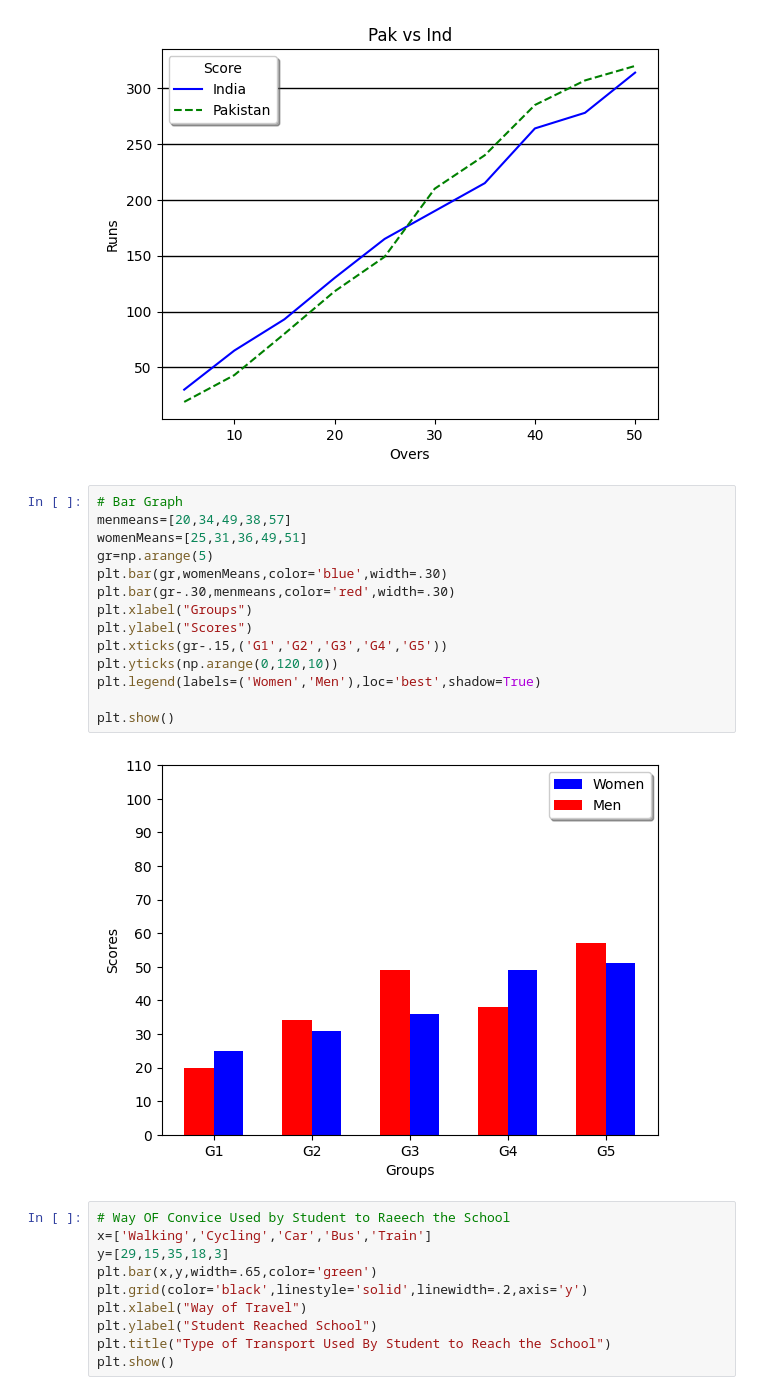
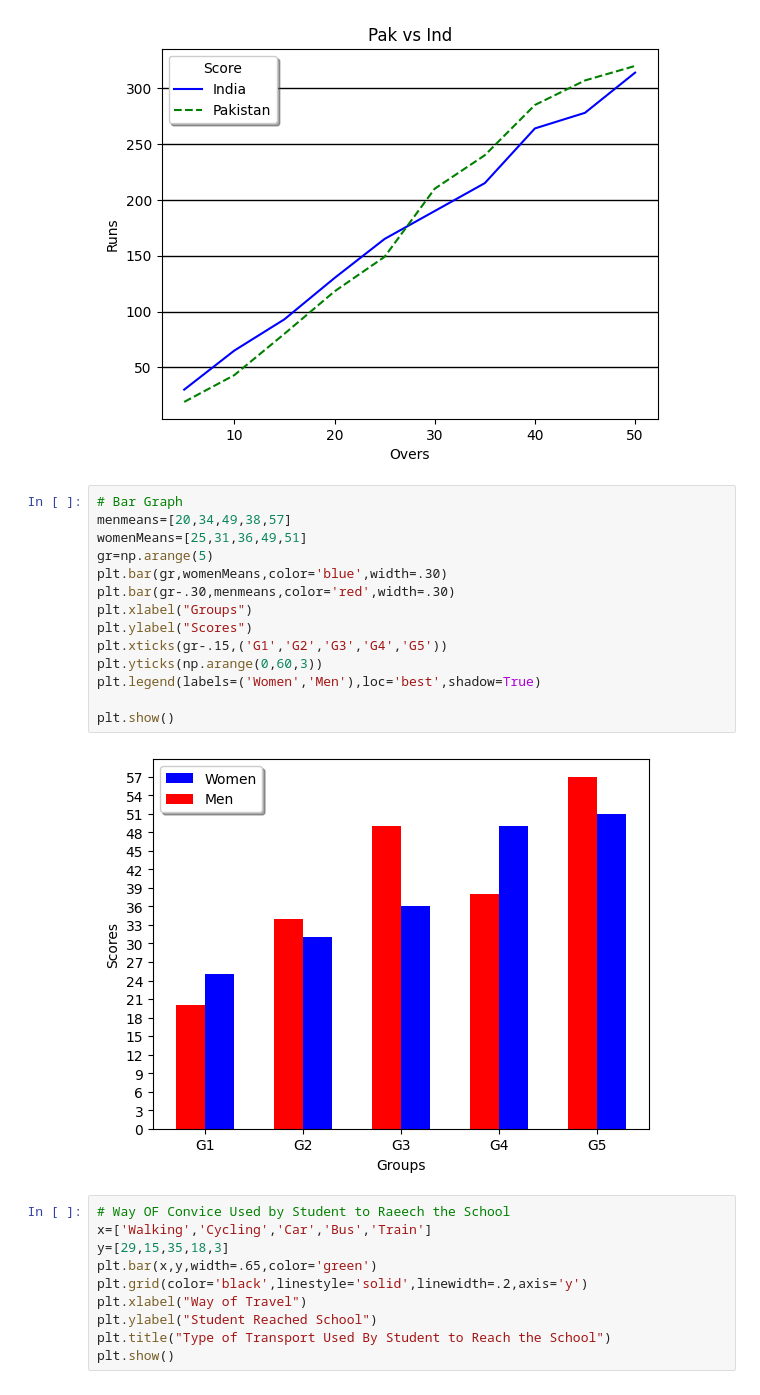
Before and after one commit to Hasnain-Sidd/Data-Science, a Jupyter notebook: Matplotlib.ipynb, the cells around one changed output. Drawn from its saved outputs; the diff is of its cells as text.

```diff
--- a/Matplotlib.ipynb
+++ b/Matplotlib.ipynb
@@ -60,19 +60,19 @@ plt.show()
 # %%
 # Bar Graph
 menmeans=[20,34,49,38,57]
 womenMeans=[25,31,36,49,51]
 gr=np.arange(5)
 plt.bar(gr,womenMeans,color='blue',width=.30)
 plt.bar(gr-.30,menmeans,color='red',width=.30)
 plt.xlabel("Groups")
 plt.ylabel("Scores")
 plt.xticks(gr-.15,('G1','G2','G3','G4','G5'))
-plt.yticks(np.arange(0,120,10))
+plt.yticks(np.arange(0,60,3))
 plt.legend(labels=('Women','Men'),loc='best',shadow=True)
 
 plt.show()
 # %% [output]
-[figure, old version]
+[figure, new version]
 # %%
 # Way OF Convice Used by Student to Raeech the School
 x=['Walking','Cycling','Car','Bus','Train']
```
Also changed, not shown: parts of 1 cell of this notebook.
